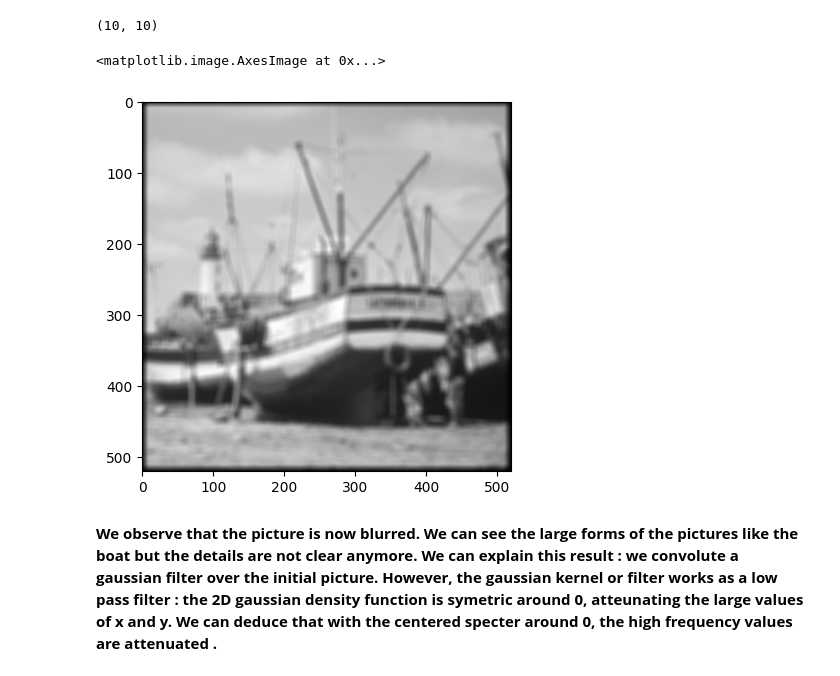
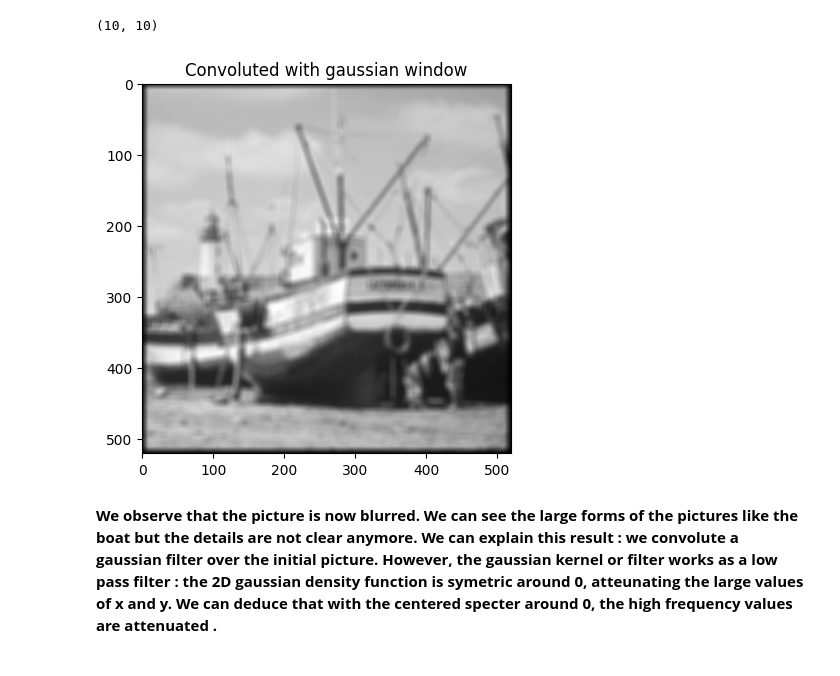
Before and after one commit to marcaIL/python_sdia, a Jupyter notebook: Labs/Lab3/lab3.ipynb, the cells around one changed output. Cells and saved outputs as stored; diff of their text form; code cells hidden in the pictures.

```diff
--- a/Labs/Lab3/lab3.ipynb
+++ b/Labs/Lab3/lab3.ipynb
@@ -388,13 +422,15 @@ def convolution(X,H,M,N):
 # %%
 result_conv = convolution(
     img_gray,
     H,
     M,
     N
 )
 plt.imshow(result_conv, cmap="grey")
+plt.title(f"Convoluted with gaussian window")
+plt.savefig(f"convoluted_gaussian.png")
+plt.show()
 # %% [output]
-<matplotlib.image.AxesImage at 0x...>
-[figure, old version]
+[figure, new version]
 # %% [markdown]
 **We observe that the picture is now blurred. We can see the large forms of the pictures like the boat but the details are not clear anymore. We can explain this result : we convolute a gaussian filter over the initial picture. However,  the gaussian kernel or filter works as a low pass filter : the 2D gaussian density function is symetric around 0, atteunating the large values of x and y. We can deduce that with the centered specter around 0, the high frequency values are attenuated .**
```
Also changed, not shown: parts of 7 cells of this notebook, 10 other files.
